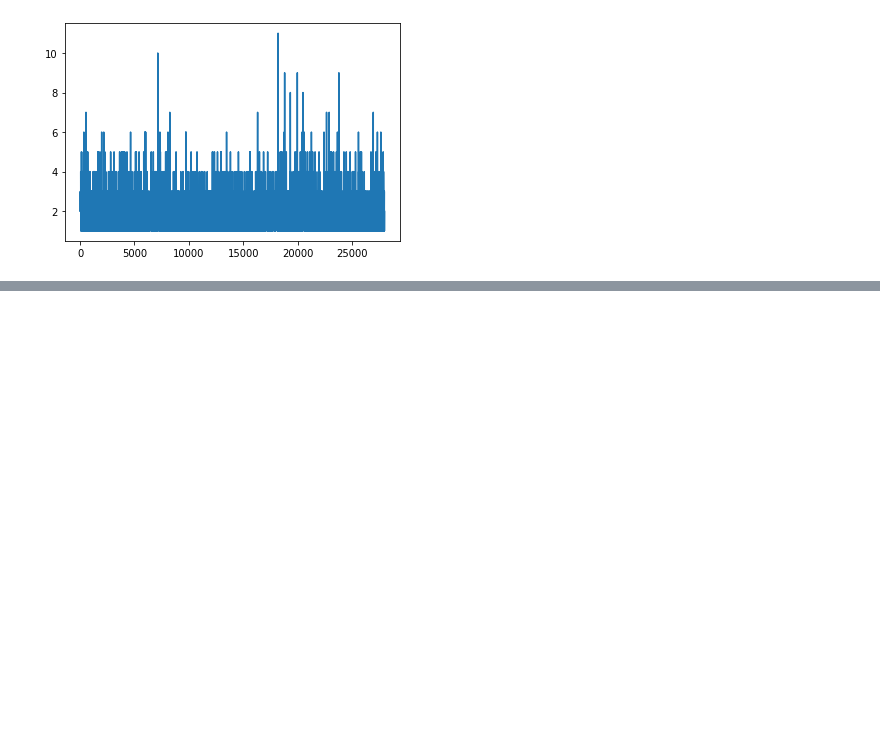
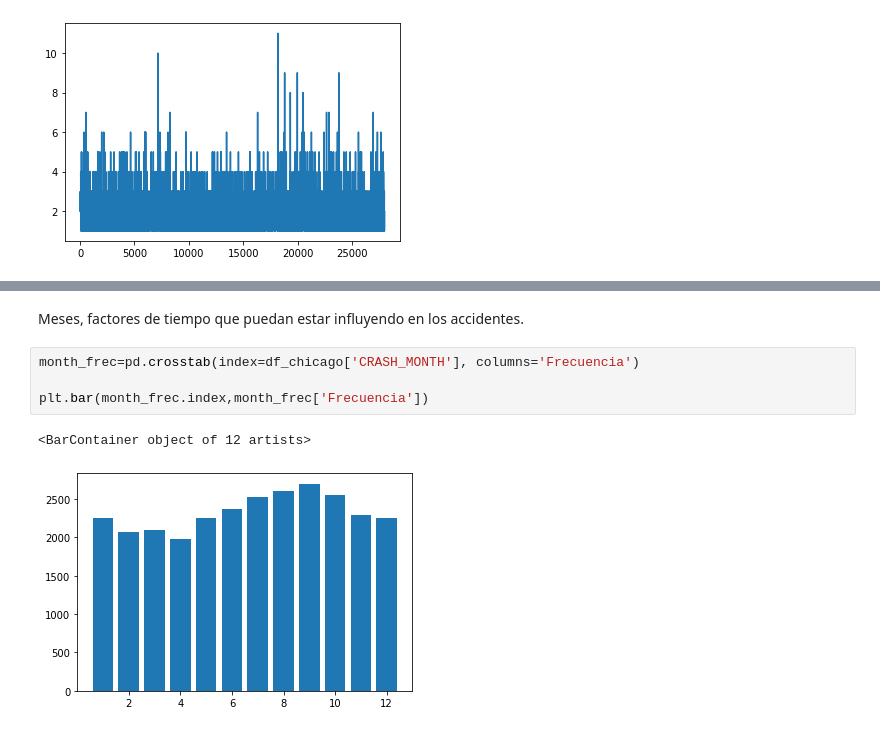
Before and after one commit to SergioMosquera/traffic_crashes_data, a Jupyter notebook: Traffic.ipynb, the cells around one changed output, grey strips where cells are left out. Cells and saved outputs as stored; diff of their text form; blank space fills up the shorter version.

```diff
--- a/Traffic.ipynb
+++ b/Traffic.ipynb
@@ -69,0 +86,9 @@ df_chicago['NUM_UNITS'].plot()
+# %% [markdown]
+Meses, factores de tiempo que puedan estar influyendo en los accidentes.
+# %%
+month_frec=pd.crosstab(index=df_chicago['CRASH_MONTH'], columns='Frecuencia')
+
+plt.bar(month_frec.index,month_frec['Frecuencia'])
+# %% [output]
+<BarContainer object of 12 artists>
+[figure, added]
```
Also changed, not shown: parts of 4 cells of this notebook.
